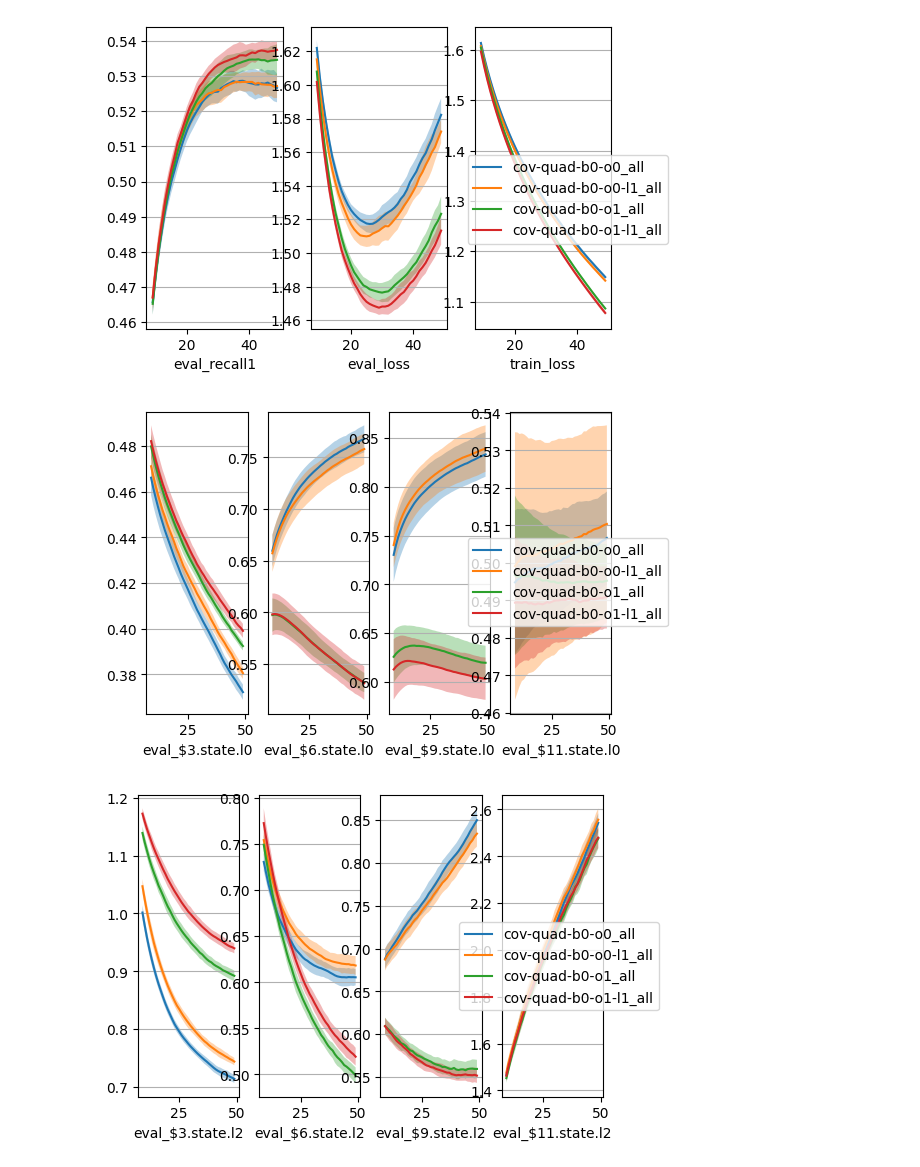
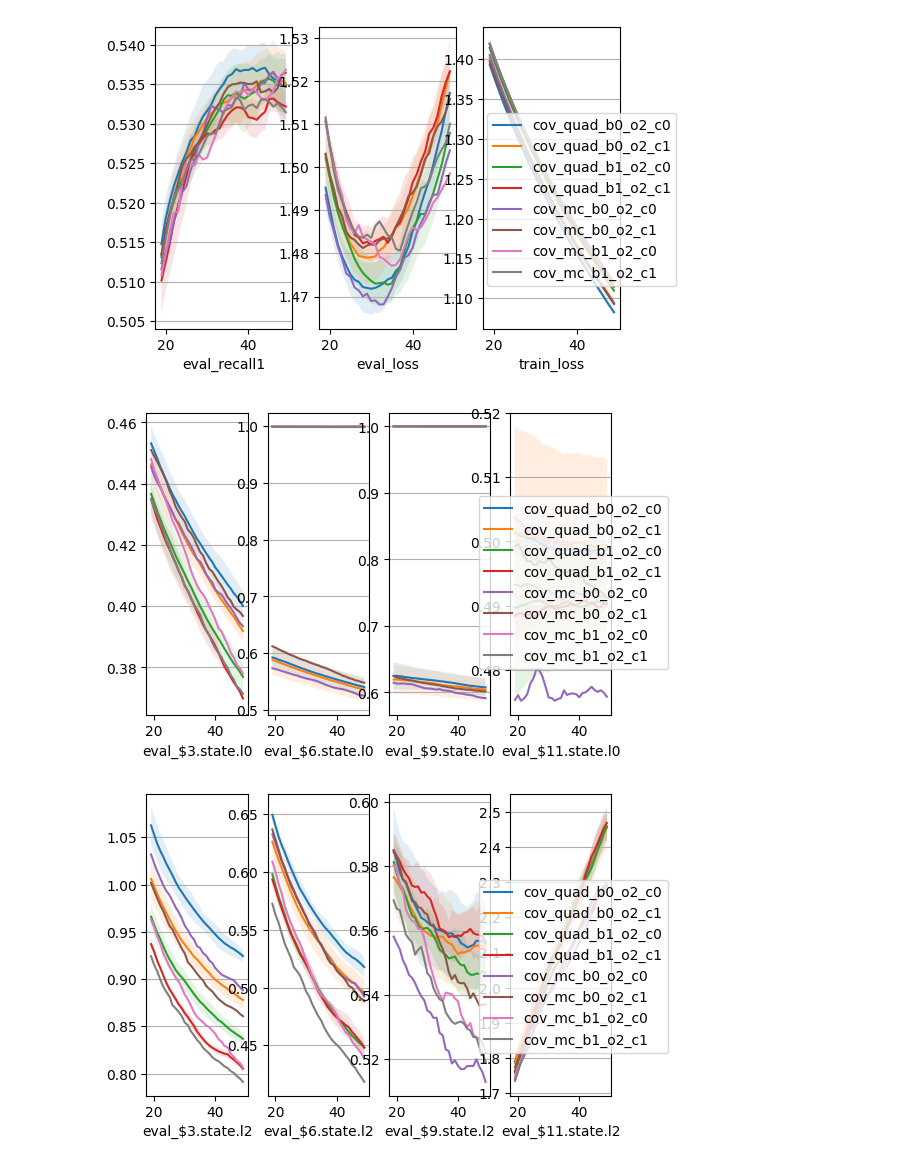
Before and after one commit to yingchenlin/kiln, a Jupyter notebook: dist.ipynb, the cells around one changed output. Saved outputs shown, nothing was run; the diff lists cells and outputs as text; code cells hidden in the pictures.

```diff
--- a/dist.ipynb
+++ b/dist.ipynb
@@ -60,8 +60,7 @@ def read_weight(state, i, flip):
     return w.mean(0), w.T @ w
 # %%
 #group, tags = "schemes", [f"{s}_{l}" for s in ("none", "base", "mean", "cov-mc", "cov-quad", "lin-apx") for l in ("all",)]
-group, tags = "schemes", [
-    f"cov-quad-b0{o}{l}_all" for o in ("-o0", "-o1", "") for l in ("", "-l1")]
+group, tags = "cov", [f"cov_{l}_b{b}_o{o}_c{i}" for l in ("quad", "mc") for b in (0, 1) for o in (2,) for i in (0, 1)]
 #group, tags = "lin-apx", ("lin-apx_0", "lin-apx_0.5", "lin-apx_1.0", "lin-apx_1.5")
 #group, tags = "l2s", ("l2s_0", "l2s_1e-4", "l2s_5e-5", "l2s_2e-5", "l2s_1e-5", "l2s_5e-6")
 #group, tags = "l2w", ("l2w_0", "l2w_5e-2", "l2w_2e-2", "l2w_1e-2", "l2w_5e-3", "l2w_2e-3")
@@ -84,35 +83,35 @@ epochs = (50,)
 tags_epochs = [(tag, epoch) for tag in tags for epoch in epochs]
 layers = [f"layer {i+1}" for i in range(3)]
 # %%
-def rowplots(df, labels, start=5, stop=50, sharex=True, sharey=False):
+def rowplots(df, labels, rolling=5, start=20, stop=50, sharex=True, sharey=False):
     fig, axes = plt.subplots(
         1, len(labels),
         sharex=sharex, sharey=sharey,
         facecolor="w", dpi=100)
     if len(labels) == 1:
         axes = [axes]
-    df = df[(df.index >= start)&(df.index < stop)]
+    df = df[(df.index >= start-rolling)&(df.index < stop)]
     df_mean = df.groupby(["tag", "epoch"], sort=False).mean().reset_index().set_index("epoch").groupby("tag", sort=False)
     df_std = df.groupby(["tag", "epoch"], sort=False).std().reset_index().set_index("epoch").groupby("tag", sort=False)
     for ax, label in zip(axes, labels):
         ax.set_xlabel(label)
         ax.grid(axis="y")
         for (tag, mean), (_, std) in zip(df_mean[label], df_std[label]):
-            mean = mean.rolling(5).mean()
-            std = std.rolling(5).mean()
+            if rolling > 0:
+                mean = mean.rolling(rolling).mean()
+                std = std.rolling(rolling).mean()
             ax.plot(mean, label=tag)
-            ax.fill_between(mean.index, mean-std, mean+std, alpha=0.33)
+            ax.fill_between(mean.index, mean-std, mean+std, alpha=0.125)
     fig.legend(*axes[0].get_legend_handles_labels(), "right")
 
 df = read_df(group, tags, samples)
-#df = agg_df(df, "012")
 rowplots(df, ["eval_recall1", "eval_loss", "train_loss"])
 rowplots(df, [f"eval_${i}.state.l0" for i in (3, 6, 9, 11)])
 rowplots(df, [f"eval_${i}.state.l2" for i in (3, 6, 9, 11)])
 rowplots(df, [f"eval_${i}.weight.l2" for i in (1, 4, 7, 10)])
 rowplots(df, [f"eval_${i}.bias.l2" for i in (1, 4, 7, 10)])
 None
 # %% [output]
-[figure, old version]
+[figure, new version]
-[figure, old version]
+[figure, new version]
-[figure, old version]
+[figure, new version]
```
Also changed, not shown: parts of 2 cells of this notebook, 3 other files.
